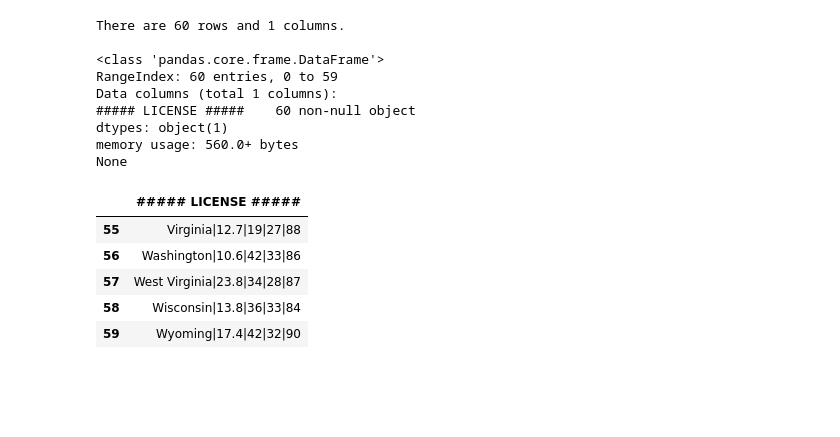
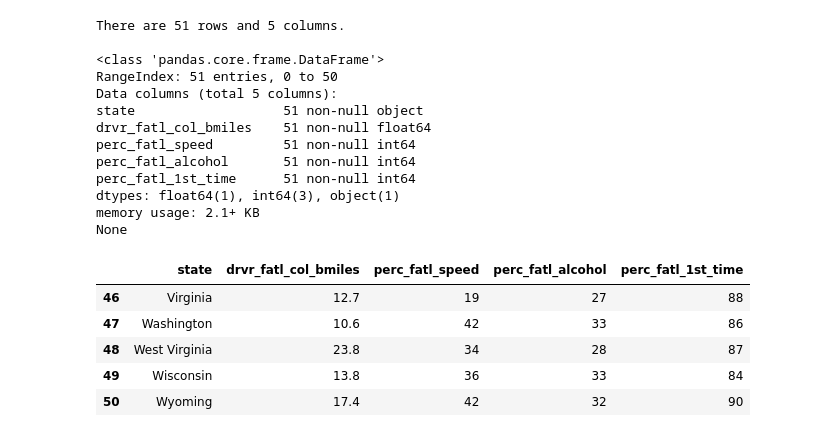
Before and after one commit to CristinaTRico/TrafficMortality, a Jupyter notebook: notebook.ipynb, the cells around one changed output. Saved outputs shown, nothing was run; the diff lists cells and outputs as text; code cells hidden in the pictures; blank space fills up the shorter version.

```diff
--- a/notebook.ipynb
+++ b/notebook.ipynb
@@ -41,35 +41,39 @@ accidents_head
 # %%
 # Import the `pandas` module as "pd"
 # ... YOUR CODE FOR TASK 2 ...
 import pandas as pd
 
 # Read in `road-accidents.csv`
-car_acc = pd.read_csv("datasets/road-accidents.csv")
+car_acc = pd.read_csv("datasets/road-accidents.csv", comment="#", sep="|")
 
 # Save the number of rows columns as a tuple
 rows_and_cols = car_acc.shape
 print('There are {} rows and {} columns.\n'.format(
     rows_and_cols[0], rows_and_cols[1]))
 
 # Generate an overview of the DataFrame
 car_acc_information = car_acc.info()
 print(car_acc_information)
 
 # Display the last five rows of the DataFrame
 car_acc.tail()
 # %% [output]
-There are 60 rows and 1 columns.
+There are 51 rows and 5 columns.
 
 <class 'pandas.core.frame.DataFrame'>
-RangeIndex: 60 entries, 0 to 59
-Data columns (total 1 columns):
-##### LICENSE #####    60 non-null object
-dtypes: object(1)
-memory usage: 560.0+ bytes
+RangeIndex: 51 entries, 0 to 50
+Data columns (total 5 columns):
+state                   51 non-null object
+drvr_fatl_col_bmiles    51 non-null float64
+perc_fatl_speed         51 non-null int64
+perc_fatl_alcohol       51 non-null int64
+perc_fatl_1st_time      51 non-null int64
+dtypes: float64(1), int64(3), object(1)
+memory usage: 2.1+ KB
 None
-|  | ##### LICENSE ##### |
-| 55 | Virginia|12.7|19|27|88 |
-| 56 | Washington|10.6|42|33|86 |
-| 57 | West Virginia|23.8|34|28|87 |
-| 58 | Wisconsin|13.8|36|33|84 |
-| 59 | Wyoming|17.4|42|32|90 |
+|  | state | drvr_fatl_col_bmiles | perc_fatl_speed | perc_fatl_alcohol | perc_fatl_1st_time |
+| 46 | Virginia | 12.7 | 19 | 27 | 88 |
+| 47 | Washington | 10.6 | 42 | 33 | 86 |
+| 48 | West Virginia | 23.8 | 34 | 28 | 87 |
+| 49 | Wisconsin | 13.8 | 36 | 33 | 84 |
+| 50 | Wyoming | 17.4 | 42 | 32 | 90 |
```
Also changed, not shown: parts of 1 cell of this notebook.
